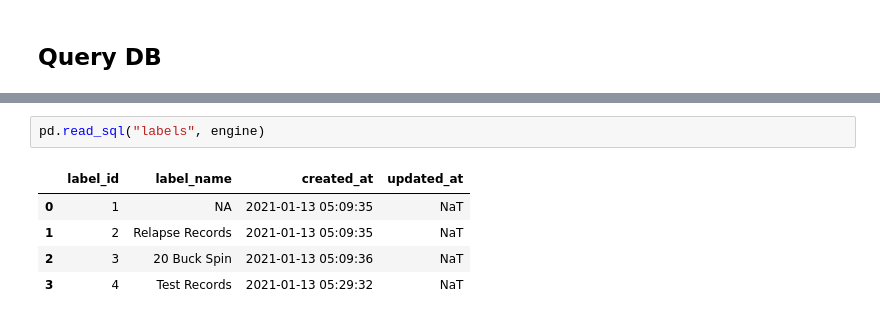
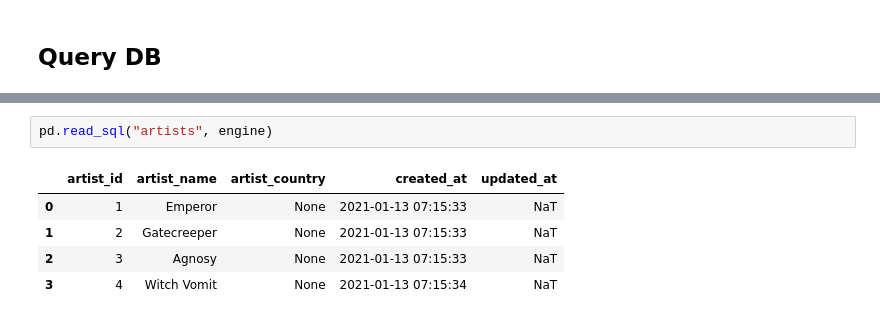
Before and after one commit to rbuerki/death-metal-disco, a Jupyter notebook: dev/dev_stuff_2.ipynb, the cells around one changed output, grey strips where cells are left out. Drawn from its saved outputs; the diff is of its cells as text.

```diff
--- a/dev/dev_stuff_2.ipynb
+++ b/dev/dev_stuff_2.ipynb
@@ -225,11 +222,11 @@ pd.read_sql("formats", engine)
 # %%
-pd.read_sql("labels", engine)
+pd.read_sql("artists", engine)
 # %% [output]
-|  | label_id | label_name | created_at | updated_at |
-| 0 | 1 | NA | 2021-01-13 05:09:35 | NaT |
-| 1 | 2 | Relapse Records | 2021-01-13 05:09:35 | NaT |
-| 2 | 3 | 20 Buck Spin | 2021-01-13 05:09:36 | NaT |
-| 3 | 4 | Test Records | 2021-01-13 05:29:32 | NaT |
+|  | artist_id | artist_name | artist_country | created_at | updated_at |
+| 0 | 1 | Emperor | None | 2021-01-13 07:15:33 | NaT |
+| 1 | 2 | Gatecreeper | None | 2021-01-13 07:15:33 | NaT |
+| 2 | 3 | Agnosy | None | 2021-01-13 07:15:33 | NaT |
+| 3 | 4 | Witch Vomit | None | 2021-01-13 07:15:34 | NaT |
 # %%
 for result in session.query(Record).filter(Record.title == "Deserted").all():
     print(result.labels)
```
Also changed, not shown: parts of 6 cells of this notebook, 2 other files.
